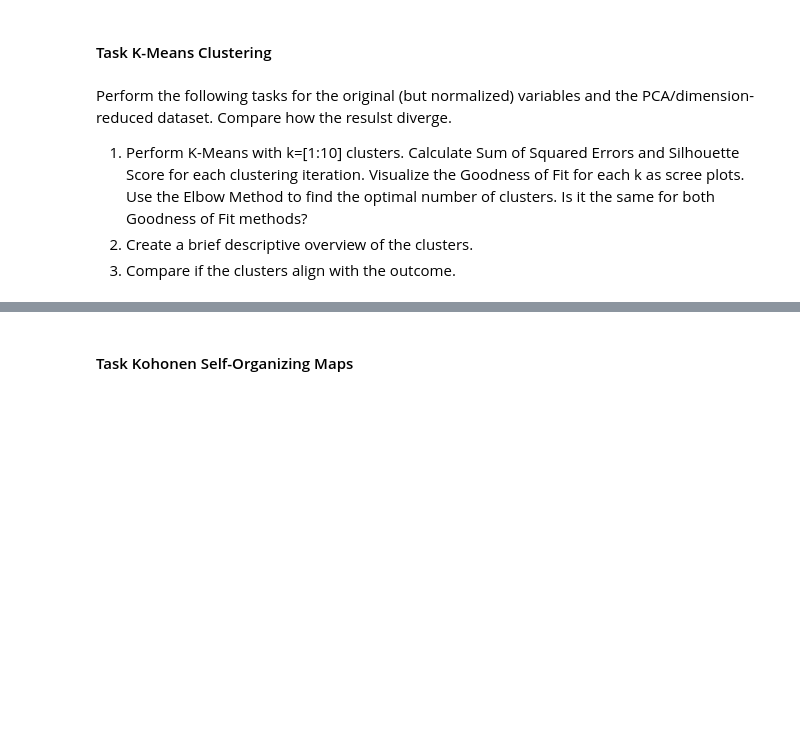
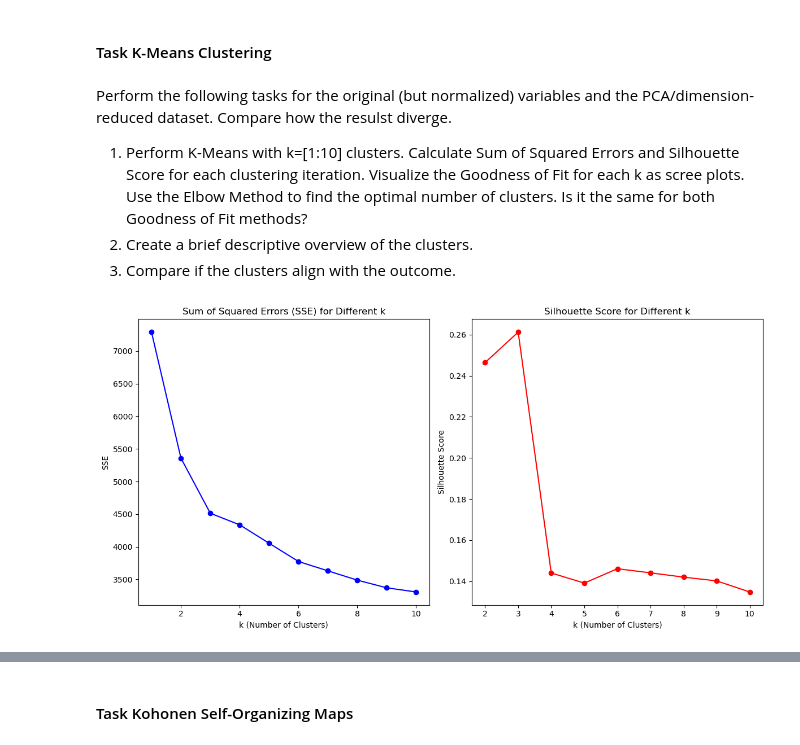
Before and after one commit to davisdsuess/Applied-Analytics, a Jupyter notebook: 02_Tuesday/session2afternoon.ipynb, the cells around one changed output, grey strips where cells are left out. Drawn from its saved outputs; the diff is of its cells as text; code cells hidden in the pictures; blank space fills up the shorter version.

```diff
--- a/02_Tuesday/session2afternoon.ipynb
+++ b/02_Tuesday/session2afternoon.ipynb
@@ -213,3 +213,88 @@ Perform the following tasks for the original (but normalized) variables and the
 1) Perform K-Means with k=[1:10] clusters. Calculate Sum of Squared Errors and Silhouette Score for each clustering iteration. Visualize the Goodness of Fit for each k as scree plots. Use the Elbow Method to find the optimal number of clusters. Is it the same for both Goodness of Fit methods?
 2) Create a brief descriptive overview of the clusters.
 3) Compare if the clusters align with the outcome.
+# %%
+import numpy as np
+import pandas as pd
+import matplotlib.pyplot as plt
+from sklearn.preprocessing import StandardScaler
+from sklearn.decomposition import PCA
+from sklearn.cluster import KMeans
+from sklearn.metrics import silhouette_score
+from sklearn.metrics import mean_squared_error
+from sklearn.metrics import adjusted_rand_score
+
+scaler = StandardScaler()
+scaled_data = scaler.fit_transform(df1)
+pca = PCA(n_components=2)  # Adjust n_components if you need more principal components
+pca_data = pca.fit_transform(scaled_data)
+
+# Create a DataFrame with the PCA results
+pca_df = pd.DataFrame(pca_data, columns=['PC1', 'PC2'])
+sse = []
+silhouette_scores = []
+
+# Loop through k from 1 to 10 for K-Means clustering
+for k in range(1, 11):
+    kmeans = KMeans(n_clusters=k, random_state=42)
+    kmeans.fit(scaled_data)  # For original data
+    sse.append(kmeans.inertia_)
+
+    # Calculate Silhouette Score
+    if k > 1:  # Silhouette Score is not defined for k=1
+        silhouette_scores.append(silhouette_score(scaled_data, kmeans.labels_))
+    else:
+        silhouette_scores.append(None)
+
+# Plot SSE and Silhouette Score for different values of k
+plt.figure(figsize=(12, 6))
+
+# Plot for SSE
+plt.subplot(1, 2, 1)
+plt.plot(range(1, 11), sse, marker='o', color='b')
+plt.title('Sum of Squared Errors (SSE) for Different k')
+plt.xlabel('k (Number of Clusters)')
+plt.ylabel('SSE')
+
+# Plot for Silhouette Score
+plt.subplot(1, 2, 2)
+plt.plot(range(2, 11), silhouette_scores[1:], marker='o', color='r')  # Skip None for k=1
+plt.title('Silhouette Score for Different k')
+plt.xlabel('k (Number of Clusters)')
+plt.ylabel('Silhouette Score')
+
+plt.tight_layout()
+plt.show()
+optimal_k = 3  # Replace with the optimal number from your analysis
+kmeans = KMeans(n_clusters=optimal_k, random_state=42)
+kmeans.fit(scaled_data)
+
+# Add the cluster labels to the original dataframe
+df1['Cluster'] = kmeans.labels_
+
+# Display centroids of clusters
+centroids = pd.DataFrame(kmeans.cluster_centers_, columns=df1.columns[:-1])
+print("Cluster Centroids:")
+print(centroids)
+
+# Summary of each cluster
+cluster_summary = df1.groupby('Cluster').mean()
+print("\nCluster Summary:")
+print(cluster_summary)
+# Assuming 'outcome' is the name of your outcome column
+
+
+# If you have an outcome variable, compare it with the cluster labels
+outcome = df1['outcome']  # Replace with your actual outcome column
+ari_score = adjusted_rand_score(outcome, df1['Cluster'])
+
+print(f"Adjusted Rand Index (ARI) between clusters and outcome: {ari_score}")
+plt.figure(figsize=(8, 6))
+plt.scatter(pca_df['PC1'], pca_df['PC2'], c=df1['Cluster'], cmap='viridis')
+plt.title('K-Means Clusters in PCA-Reduced Space')
+plt.xlabel('PC1')
+plt.ylabel('PC2')
+plt.colorbar(label='Cluster')
+plt.show()
+# %% [output]
+[figure, added]
```
Also changed, not shown: parts of 1 cell of this notebook.
